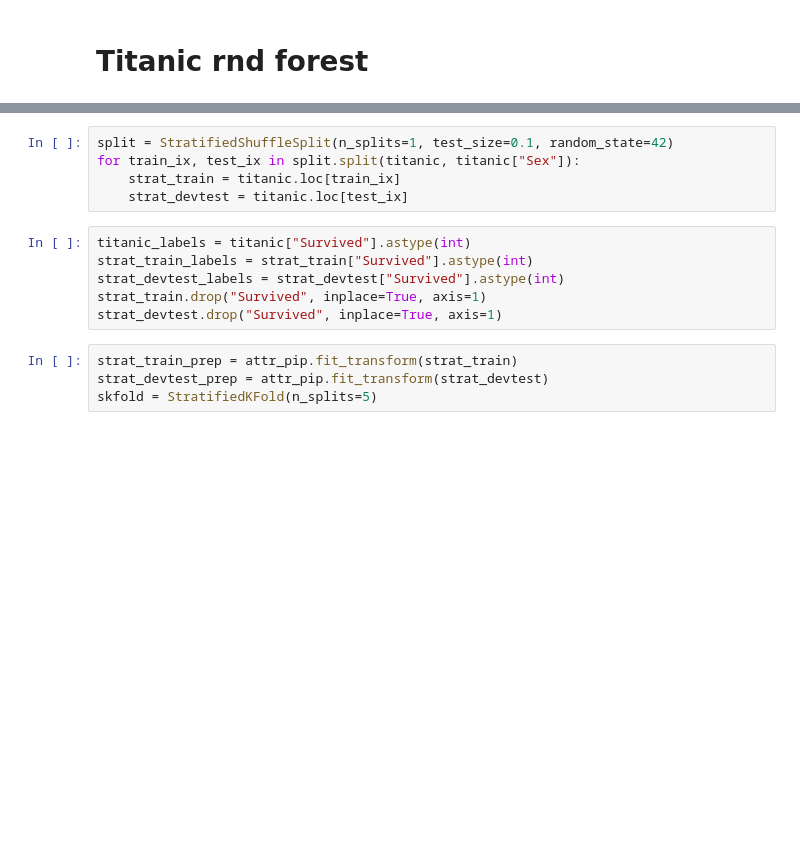
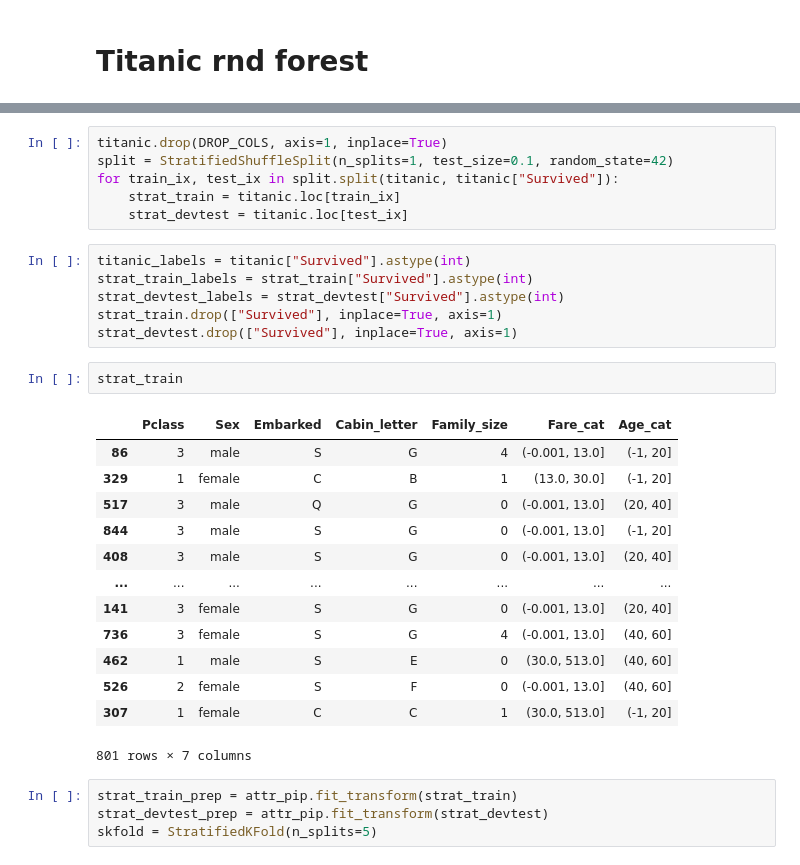
Before and after one commit to mafleischer/kaggle-titanic, a Jupyter notebook: titanic_rnd_forest.ipynb, the cells around one changed output, grey strips where cells are left out. Saved outputs shown, nothing was run; the diff lists cells and outputs as text; blank space fills up the shorter version.

```diff
--- a/titanic_rnd_forest.ipynb
+++ b/titanic_rnd_forest.ipynb
@@ -134,14 +147,31 @@ log_reg_pip = Pipeline([
 # %%
+titanic.drop(DROP_COLS, axis=1, inplace=True)
 split = StratifiedShuffleSplit(n_splits=1, test_size=0.1, random_state=42)
-for train_ix, test_ix in split.split(titanic, titanic["Sex"]):
+for train_ix, test_ix in split.split(titanic, titanic["Survived"]):
     strat_train = titanic.loc[train_ix]
     strat_devtest = titanic.loc[test_ix]
 # %%
 titanic_labels = titanic["Survived"].astype(int)
 strat_train_labels = strat_train["Survived"].astype(int)
 strat_devtest_labels = strat_devtest["Survived"].astype(int)
-strat_train.drop("Survived", inplace=True, axis=1)
-strat_devtest.drop("Survived", inplace=True, axis=1)
+strat_train.drop(["Survived"], inplace=True, axis=1)
+strat_devtest.drop(["Survived"], inplace=True, axis=1)
+# %%
+strat_train
+# %% [output]
+|  | Pclass | Sex | Embarked | Cabin_letter | Family_size | Fare_cat | Age_cat |
+| 86 | 3 | male | S | G | 4 | (-0.001, 13.0] | (-1, 20] |
+| 329 | 1 | female | C | B | 1 | (13.0, 30.0] | (-1, 20] |
+| 517 | 3 | male | Q | G | 0 | (-0.001, 13.0] | (20, 40] |
+| 844 | 3 | male | S | G | 0 | (-0.001, 13.0] | (-1, 20] |
+| 408 | 3 | male | S | G | 0 | (-0.001, 13.0] | (20, 40] |
+| ... | ... | ... | ... | ... | ... | ... | ... |
+| 141 | 3 | female | S | G | 0 | (-0.001, 13.0] | (20, 40] |
+| 736 | 3 | female | S | G | 4 | (-0.001, 13.0] | (40, 60] |
+| 462 | 1 | male | S | E | 0 | (30.0, 513.0] | (40, 60] |
+| 526 | 2 | female | S | F | 0 | (-0.001, 13.0] | (40, 60] |
+| 307 | 1 | female | C | C | 1 | (30.0, 513.0] | (-1, 20] |
+801 rows × 7 columns
 # %%
 strat_train_prep = attr_pip.fit_transform(strat_train)
 strat_devtest_prep = attr_pip.fit_transform(strat_devtest)
```
Also changed, not shown: parts of 22 cells of this notebook.
